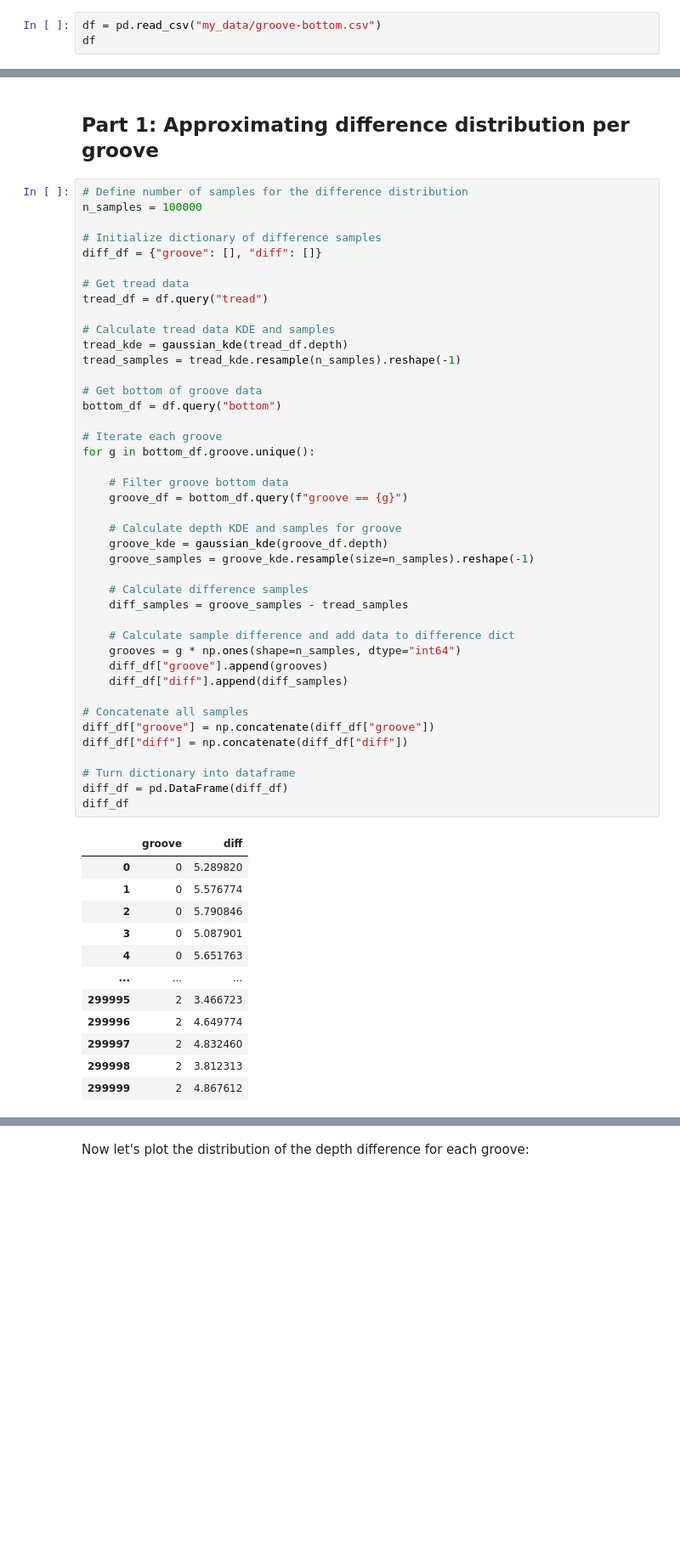
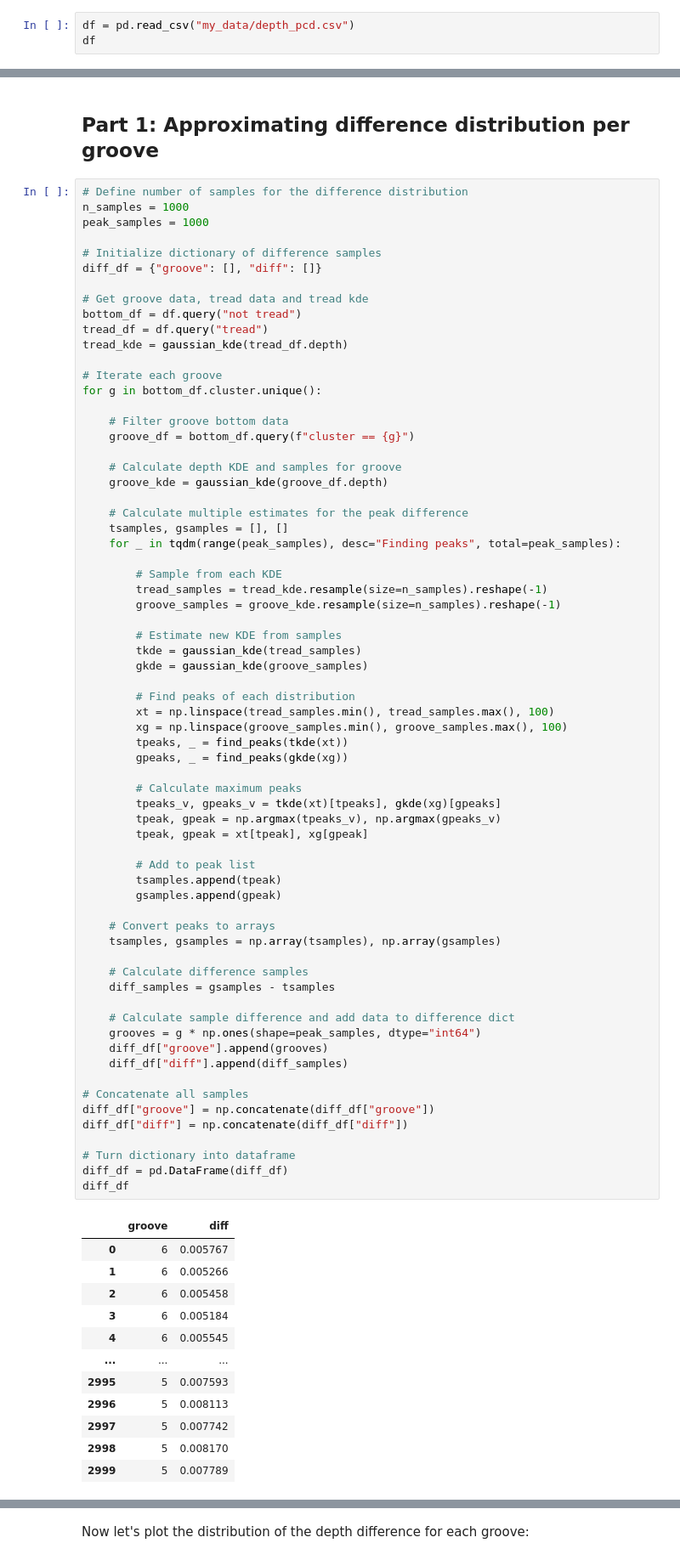
Before and after one commit to Fehzan0704/3D-versiom, a Jupyter notebook: 4-groove-depth.ipynb, the cells around one changed output, grey strips where cells are left out. Shown at 85% size. Drawn from its saved outputs; the diff is of its cells as text; blank space fills up the shorter version.

```diff
--- a/4-groove-depth.ipynb
+++ b/4-groove-depth.ipynb
@@ -12,6 +16,6 @@ import numpy as np
 # %% [markdown]
 ## Import data
 # %%
-df = pd.read_csv("my_data/groove-bottom.csv")
+df = pd.read_csv("my_data/depth_pcd.csv")
 df
 # %% [output]
@@ -74,56 +62,81 @@ We will do this in the following manner:
 ## Part 1: Approximating difference distribution per groove
 # %%
 # Define number of samples for the difference distribution
-n_samples = 100000
+n_samples = 1000
+peak_samples = 1000
 
 # Initialize dictionary of difference samples
 diff_df = {"groove": [], "diff": []}
 
-# Get tread data
+# Get groove data, tread data and tread kde
+bottom_df = df.query("not tread")
 tread_df = df.query("tread")
-
-# Calculate tread data KDE and samples
 tread_kde = gaussian_kde(tread_df.depth)
-tread_samples = tread_kde.resample(n_samples).reshape(-1)
-
-# Get bottom of groove data
-bottom_df = df.query("bottom")
 
 # Iterate each groove
-for g in bottom_df.groove.unique():
+for g in bottom_df.cluster.unique():
 
     # Filter groove bottom data
-    groove_df = bottom_df.query(f"groove == {g}")
+    groove_df = bottom_df.query(f"cluster == {g}")
 
     # Calculate depth KDE and samples for groove
     groove_kde = gaussian_kde(groove_df.depth)
-    groove_samples = groove_kde.resample(size=n_samples).reshape(-1)
+
+    # Calculate multiple estimates for the peak difference
+    tsamples, gsamples = [], []
+    for _ in tqdm(range(peak_samples), desc="Finding peaks", total=peak_samples):
+
+        # Sample from each KDE
+        tread_samples = tread_kde.resample(size=n_samples).reshape(-1)
+        groove_samples = groove_kde.resample(size=n_samples).reshape(-1)
+
+        # Estimate new KDE from samples
+        tkde = gaussian_kde(tread_samples)
+        gkde = gaussian_kde(groove_samples)
+
+        # Find peaks of each distribution
+        xt = np.linspace(tread_samples.min(), tread_samples.max(), 100)
+        xg = np.linspace(groove_samples.min(), groove_samples.max(), 100)
+        tpeaks, _ = find_peaks(tkde(xt))
+        gpeaks, _ = find_peaks(gkde(xg))
+
+        # Calculate maximum peaks
+        tpeaks_v, gpeaks_v = tkde(xt)[tpeaks], gkde(xg)[gpeaks]
+        tpeak, gpeak = np.argmax(tpeaks_v), np.argmax(gpeaks_v)
+        tpeak, gpeak = xt[tpeak], xg[gpeak]
+
+        # Add to peak list
+        tsamples.append(tpeak)
+        gsamples.append(gpeak)
+
+    # Convert peaks to arrays
+    tsamples, gsamples = np.array(tsamples), np.array(gsamples)
 
     # Calculate difference samples
-    diff_samples = groove_samples - tread_samples
+    diff_samples = gsamples - tsamples
 
     # Calculate sample difference and add data to difference dict
-    grooves = g * np.ones(shape=n_samples, dtype="int64")
+    grooves = g * np.ones(shape=peak_samples, dtype="int64")
     diff_df["groove"].append(grooves)
     diff_df["diff"].append(diff_samples)
 
 # Concatenate all samples
 diff_df["groove"] = np.concatenate(diff_df["groove"])
 diff_df["diff"] = np.concatenate(diff_df["diff"])
 
 # Turn dictionary into dataframe
 diff_df = pd.DataFrame(diff_df)
 diff_df
 # %% [output]
 |  | groove | diff |
-| 0 | 0 | 5.289820 |
-| 1 | 0 | 5.576774 |
-| 2 | 0 | 5.790846 |
-| 3 | 0 | 5.087901 |
-| 4 | 0 | 5.651763 |
+| 0 | 6 | 0.005767 |
+| 1 | 6 | 0.005266 |
+| 2 | 6 | 0.005458 |
+| 3 | 6 | 0.005184 |
+| 4 | 6 | 0.005545 |
 | ... | ... | ... |
-| 299995 | 2 | 3.466723 |
-| 299996 | 2 | 4.649774 |
-| 299997 | 2 | 4.832460 |
-| 299998 | 2 | 3.812313 |
-| 299999 | 2 | 4.867612 |
+| 2995 | 5 | 0.007593 |
+| 2996 | 5 | 0.008113 |
+| 2997 | 5 | 0.007742 |
+| 2998 | 5 | 0.008170 |
+| 2999 | 5 | 0.007789 |
```
Also changed, not shown: parts of 12 cells of this notebook, 1 other file.
